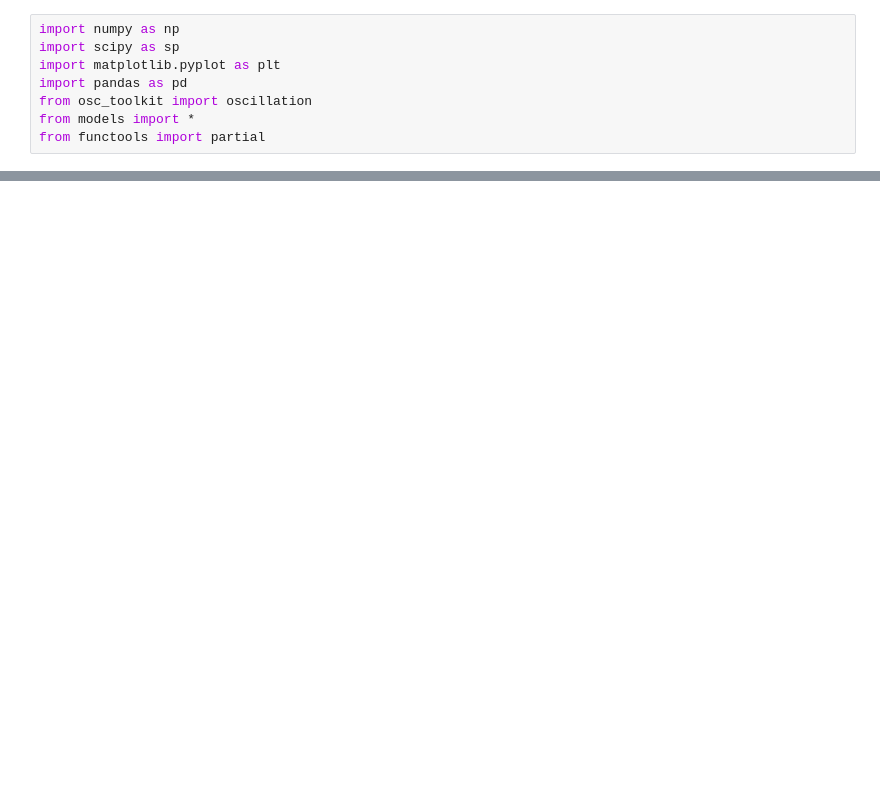
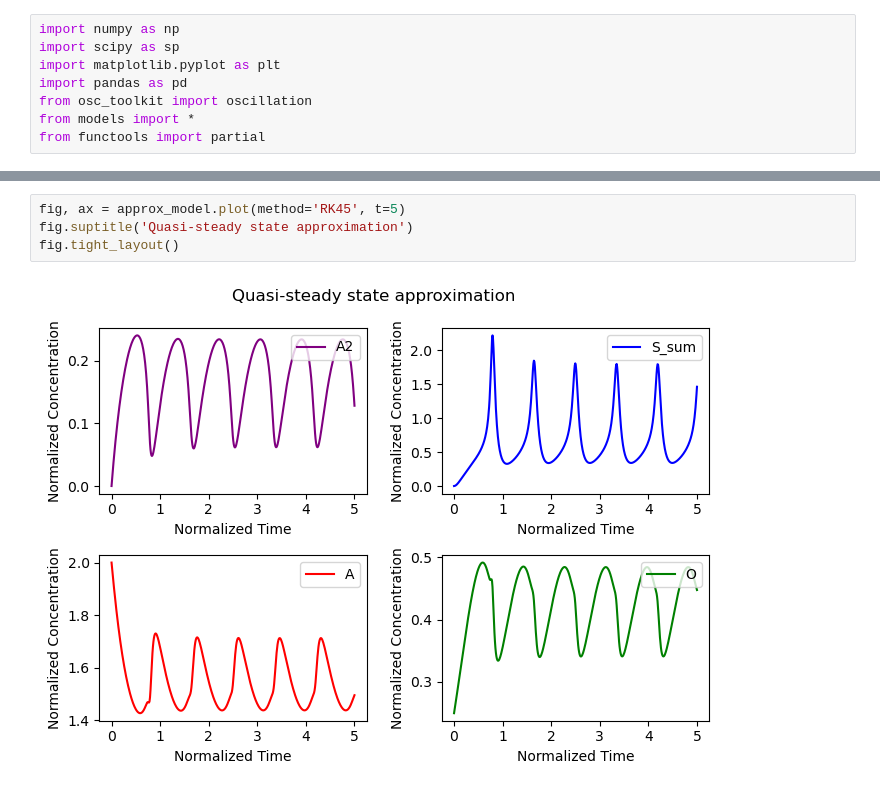
Before and after one commit to Zhiheng419/Chemical_Oscillation_Model, a Jupyter notebook: full_model.ipynb, the cells around one changed output, grey strips where cells are left out. Cells and saved outputs as stored; diff of their text form; blank space fills up the shorter version.

```diff
--- a/full_model.ipynb
+++ b/full_model.ipynb
@@ -29,0 +30,6 @@ full_model.plot(method='RK45', t=5)
+# %%
+fig, ax = approx_model.plot(method='RK45', t=5)
+fig.suptitle('Quasi-steady state approximation')
+fig.tight_layout()
+# %% [output]
+[figure, added]
```
Also changed, not shown: parts of 3 cells of this notebook, 4 other files.
